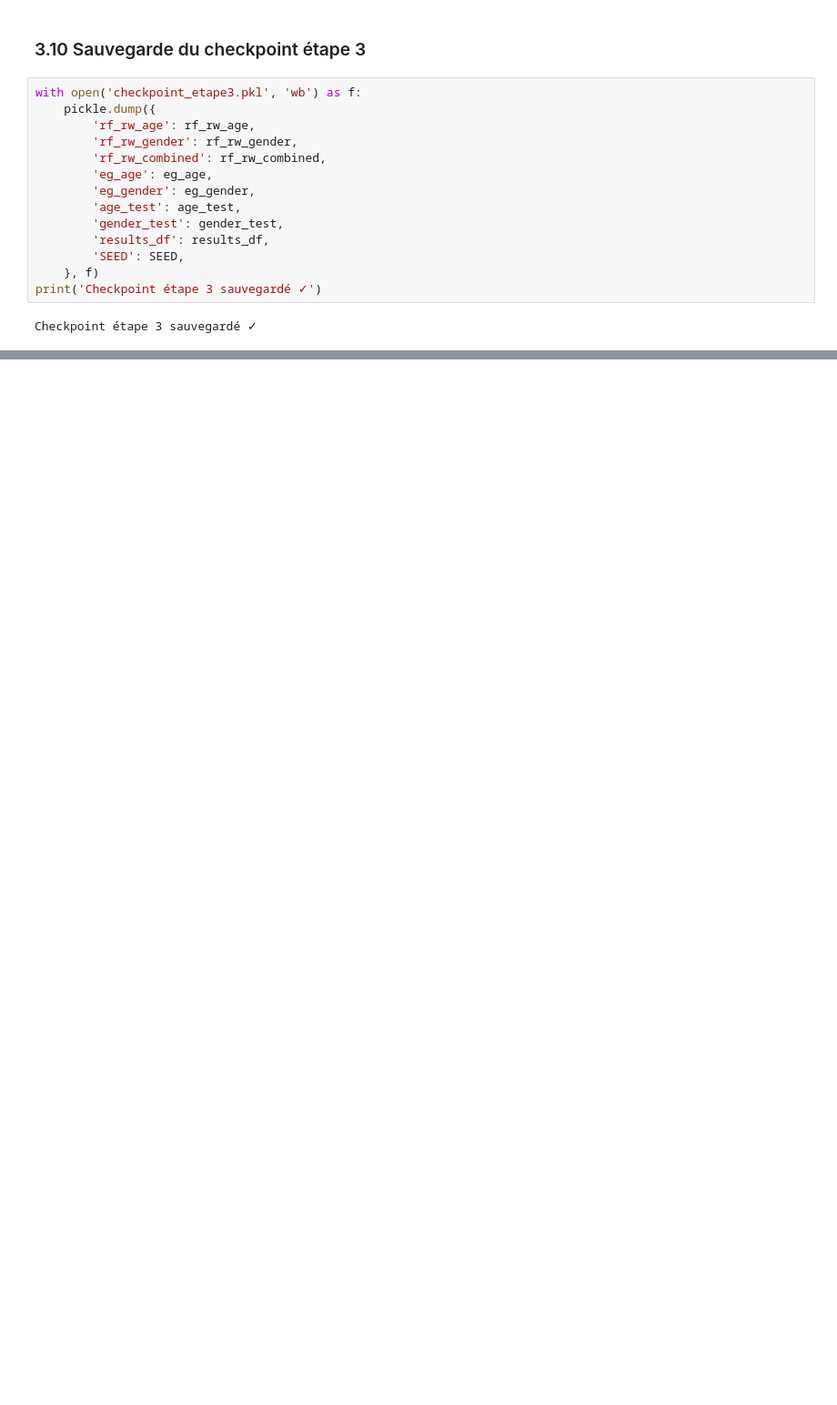
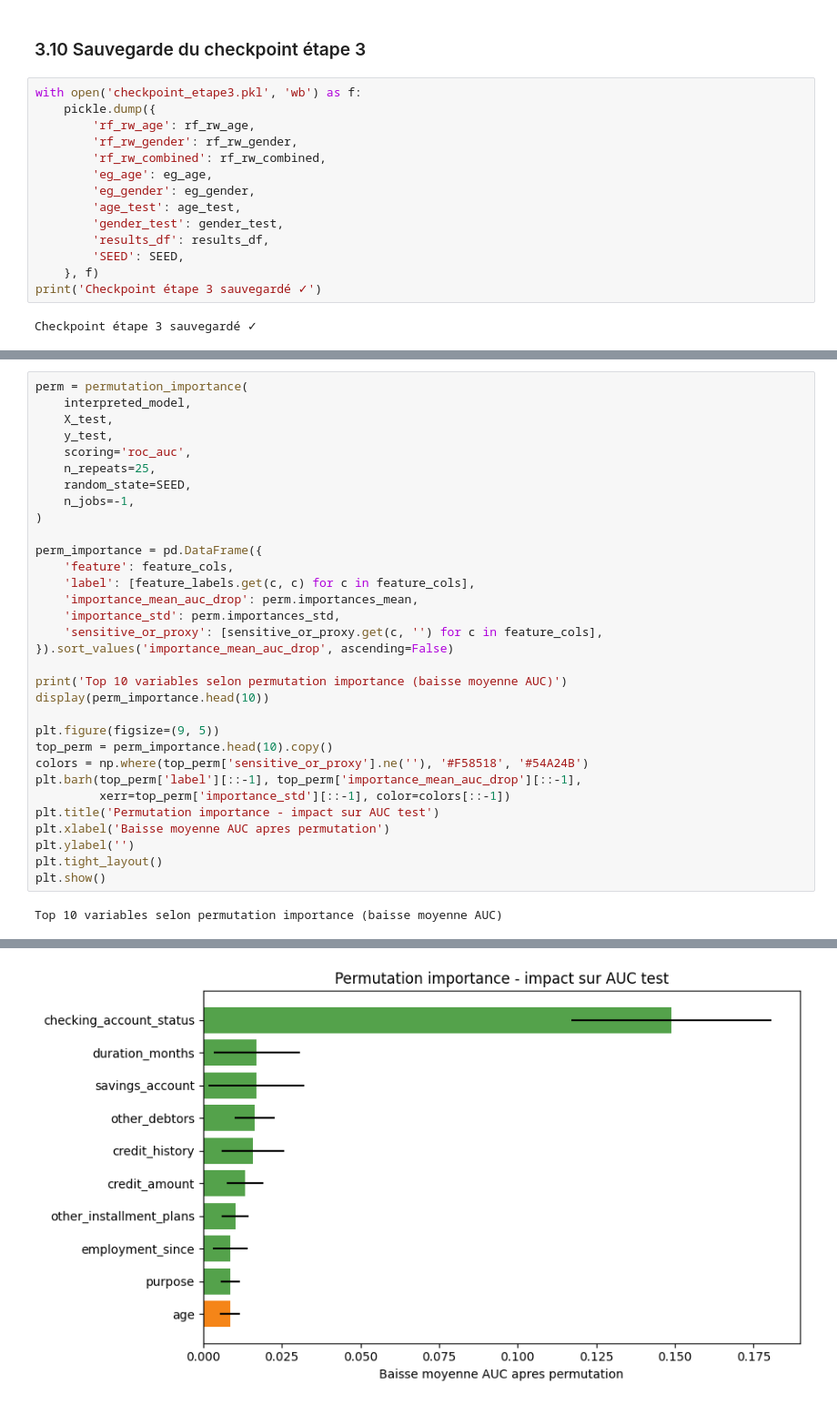
Before and after one commit to lounishamroun/credit-data-fairness, a Jupyter notebook: notebooks/fairness_notebook_Lina.ipynb, the cells around one changed output, grey strips where cells are left out. Shown at 91% size. Drawn from its saved outputs; the diff is of its cells as text; blank space fills up the shorter version.

```diff
--- a/notebooks/fairness_notebook_Lina.ipynb
+++ b/notebooks/fairness_notebook_Lina.ipynb
@@ -596,0 +699,34 @@ Checkpoint étape 3 sauvegardé ✓
+# %%
+perm = permutation_importance(
+    interpreted_model,
+    X_test,
+    y_test,
+    scoring='roc_auc',
+    n_repeats=25,
+    random_state=SEED,
+    n_jobs=-1,
+)
+
+perm_importance = pd.DataFrame({
+    'feature': feature_cols,
+    'label': [feature_labels.get(c, c) for c in feature_cols],
+    'importance_mean_auc_drop': perm.importances_mean,
+    'importance_std': perm.importances_std,
+    'sensitive_or_proxy': [sensitive_or_proxy.get(c, '') for c in feature_cols],
+}).sort_values('importance_mean_auc_drop', ascending=False)
+
+print('Top 10 variables selon permutation importance (baisse moyenne AUC)')
+display(perm_importance.head(10))
+
+plt.figure(figsize=(9, 5))
+top_perm = perm_importance.head(10).copy()
+colors = np.where(top_perm['sensitive_or_proxy'].ne(''), '#F58518', '#54A24B')
+plt.barh(top_perm['label'][::-1], top_perm['importance_mean_auc_drop'][::-1],
+         xerr=top_perm['importance_std'][::-1], color=colors[::-1])
+plt.title('Permutation importance - impact sur AUC test')
+plt.xlabel('Baisse moyenne AUC apres permutation')
+plt.ylabel('')
+plt.tight_layout()
+plt.show()
+# %% [output]
+Top 10 variables selon permutation importance (baisse moyenne AUC)
@@ -596,0 +744 @@ Checkpoint étape 3 sauvegardé ✓
+[figure, added]
```
Also changed, not shown: parts of 17 cells of this notebook, 5 other files.
